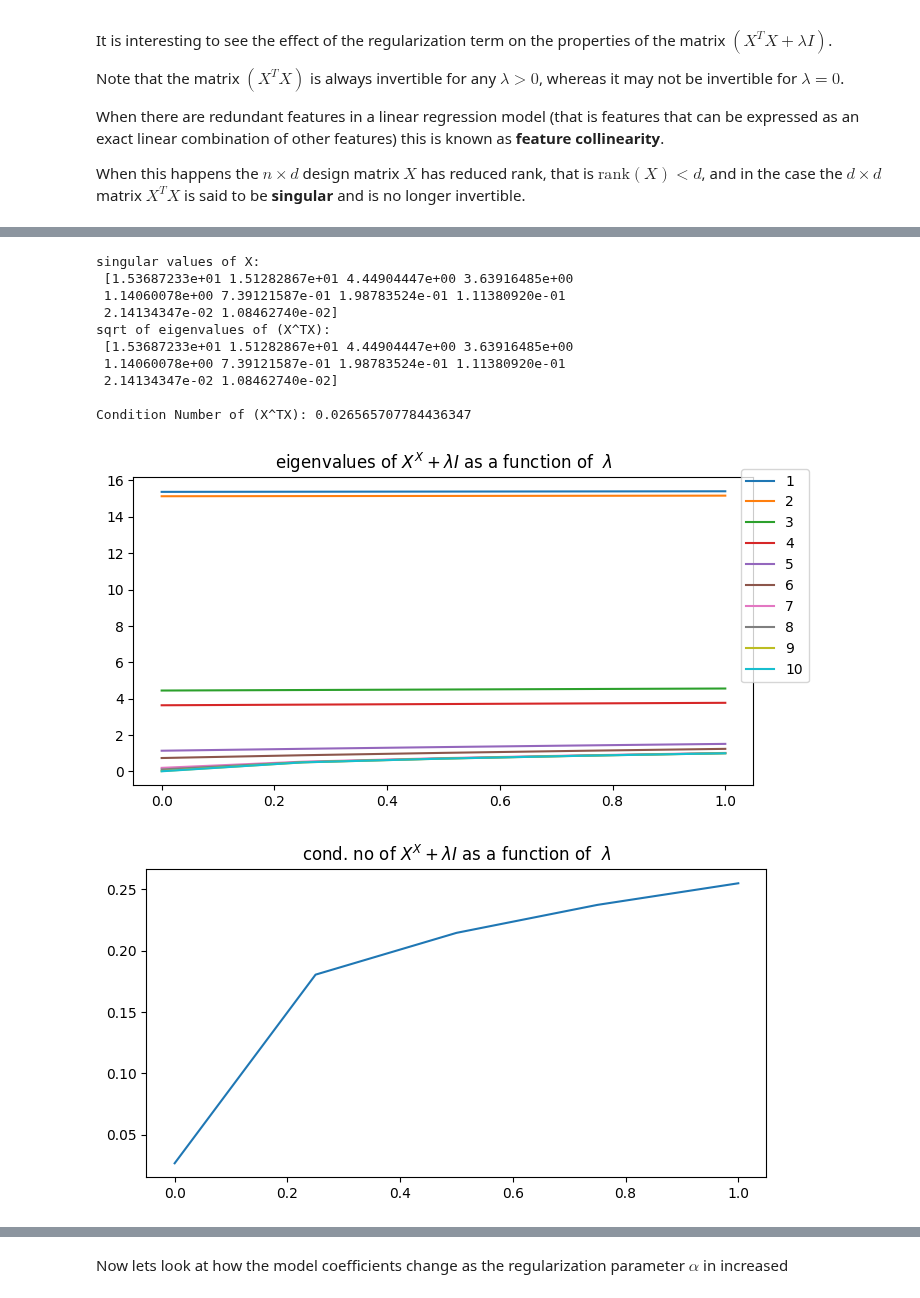
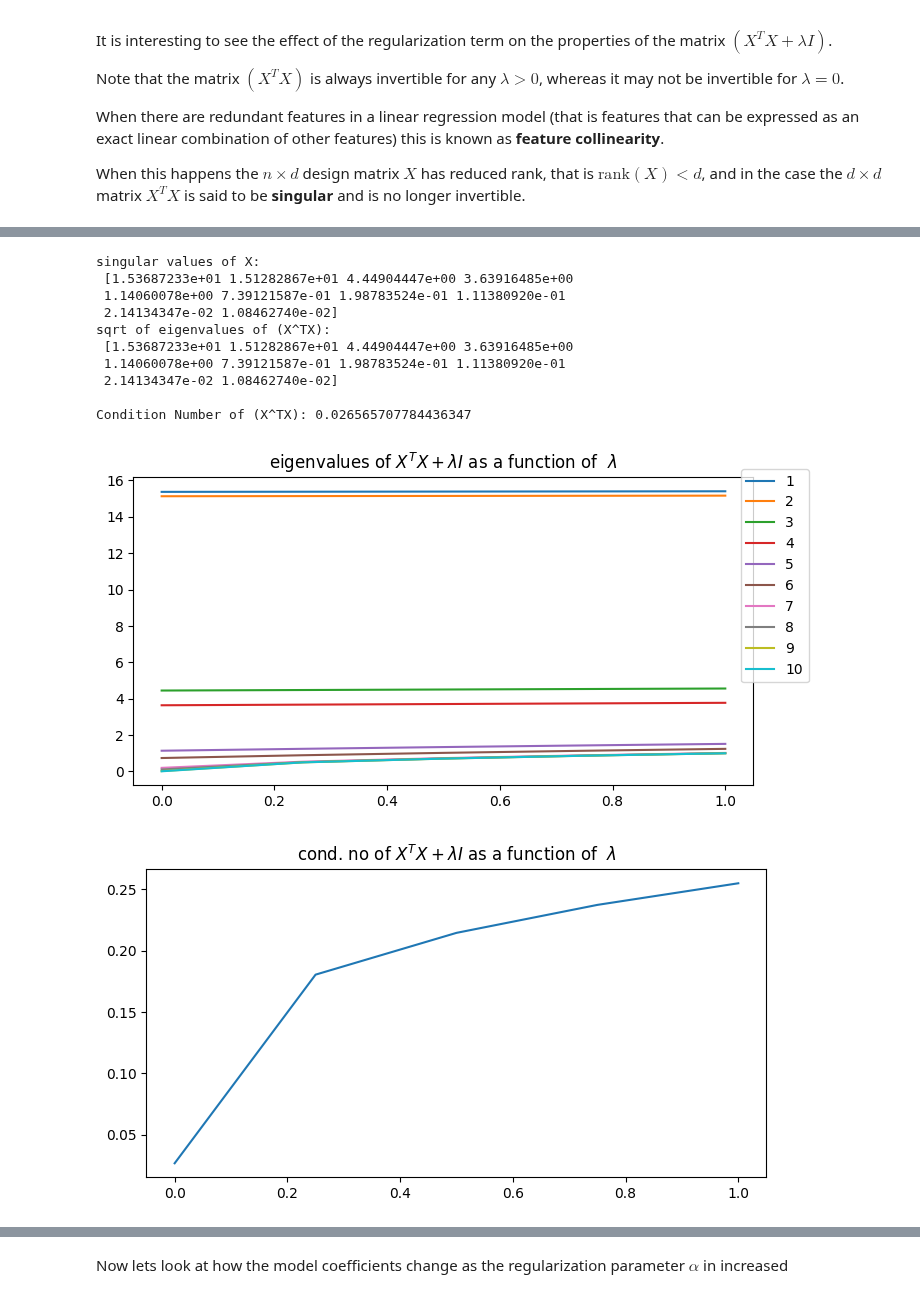
Before and after one commit to rameshnatarajanus/katz-aim5004-fall2025, a Jupyter notebook: notebooks/Lecture-07-Overfittng-and-Regularization-2.ipynb, the cells around one changed output, grey strips where cells are left out. Cells and saved outputs as stored; diff of their text form; code cells hidden in the pictures.

```diff
--- a/notebooks/Lecture-07-Overfittng-and-Regularization-2.ipynb
+++ b/notebooks/Lecture-07-Overfittng-and-Regularization-2.ipynb
@@ -168,37 +172,37 @@ print(f"sqrt of eigenvalues of (X^TX): \n {eigvalsh}")
 print(f"\nCondition Number of (X^TX): {np.sqrt(eigvalsh[-1]/eigvalsh[0])}\n")
 lambdas = np.linspace(0, 1, int(1/0.2))
 eigvalshs = []
 cond_nos = []
 for lamb in lambdas:
     eigvalsh = np.sqrt(np.linalg.eigvalsh(standardized_ftrs.T @ standardized_ftrs +
                                   lamb * np.identity(standardized_ftrs.shape[1])))[::-1]
     # print(f"sqrt of eigenvalues of (X^TX) + {lamb} I: \n {eigvalsh[::-1]}")
     eigvalshs.append(eigvalsh)
     cond_nos.append(np.sqrt(eigvalsh[-1]/eigvalsh[0]))
 
 for i, eig in enumerate(np.array(eigvalshs).T):
     plt.plot(lambdas, eig, label=f"{i+1}")
-plt.title("eigenvalues of $X^X + \lambda I$ as a function of  $\lambda$")
+plt.title("eigenvalues of $X^TX + \lambda I$ as a function of  $\lambda$")
 plt.legend(bbox_to_anchor=(1.1, 1.05))
 plt.show()
 
 
 plt.plot(lambdas, cond_nos)
-plt.title("cond. no of $X^X + \lambda I$ as a function of  $\lambda$")
+plt.title("cond. no of $X^TX + \lambda I$ as a function of  $\lambda$")
 plt.show()
 # %% [output]
 singular values of X:
  [1.53687233e+01 1.51282867e+01 4.44904447e+00 3.63916485e+00
  1.14060078e+00 7.39121587e-01 1.98783524e-01 1.11380920e-01
  2.14134347e-02 1.08462740e-02]
 sqrt of eigenvalues of (X^TX):
  [1.53687233e+01 1.51282867e+01 4.44904447e+00 3.63916485e+00
  1.14060078e+00 7.39121587e-01 1.98783524e-01 1.11380920e-01
  2.14134347e-02 1.08462740e-02]
 
 Condition Number of (X^TX): 0.026565707784436347
-[figure, old version]
+[figure, new version]
-[figure, old version]
+[figure, new version]
 # %% [markdown]
 # Practical Example of Regularization ($l_1$ norm)
 
```
Also changed, not shown: parts of 7 cells of this notebook, 2 other files.
